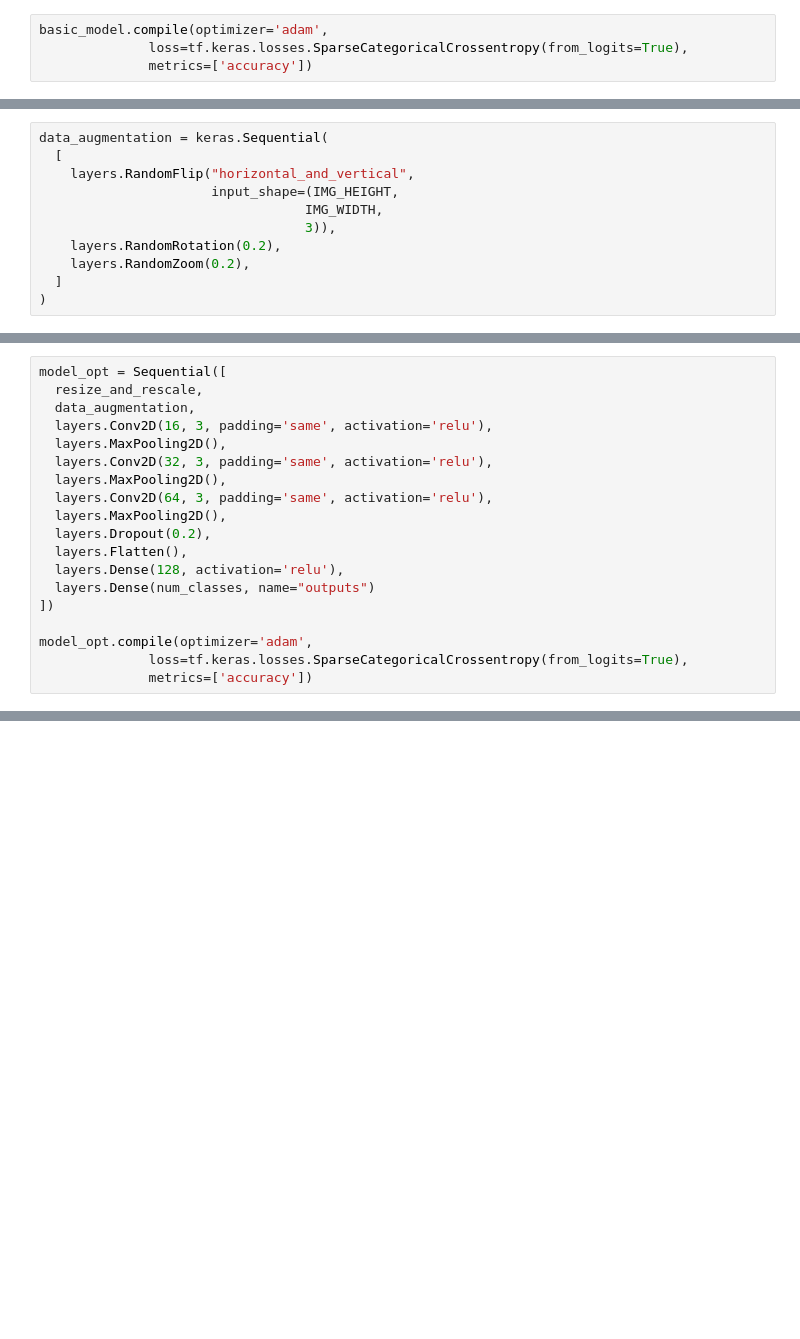
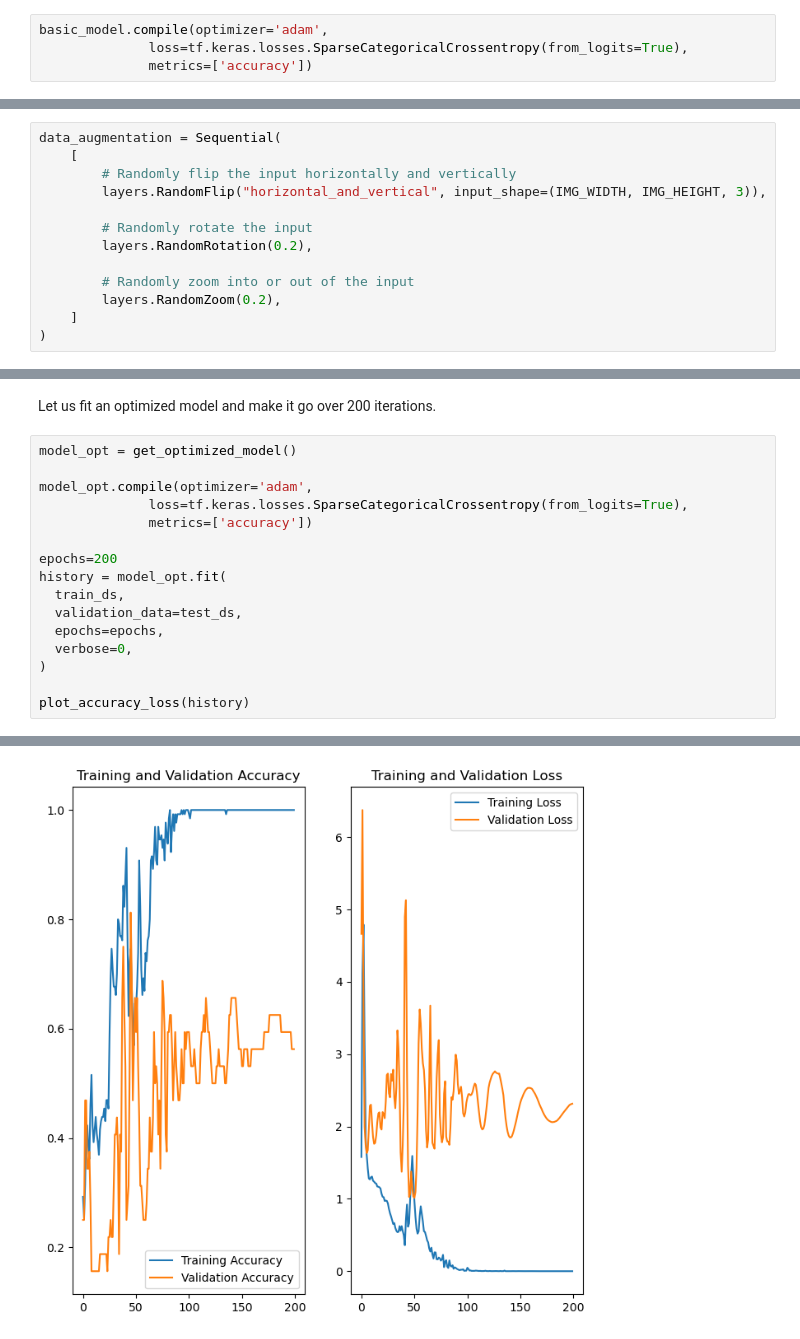
Before and after one commit to pulkitbhanot/craftwork, a Jupyter notebook: capstone_project/capstone.ipynb, the cells around one changed output, grey strips where cells are left out. Drawn from its saved outputs; the diff is of its cells as text; blank space fills up the shorter version.

```diff
--- a/capstone_project/capstone.ipynb
+++ b/capstone_project/capstone.ipynb
@@ -623,11 +946,13 @@ Data Augmentation
 # %%
-data_augmentation = keras.Sequential(
-  [
-    layers.RandomFlip("horizontal_and_vertical",
-                      input_shape=(IMG_HEIGHT,
-                                  IMG_WIDTH,
-                                  3)),
-    layers.RandomRotation(0.2),
-    layers.RandomZoom(0.2),
-  ]
+data_augmentation = Sequential(
+    [
+        # Randomly flip the input horizontally and vertically
+        layers.RandomFlip("horizontal_and_vertical", input_shape=(IMG_WIDTH, IMG_HEIGHT, 3)),
+
+        # Randomly rotate the input
+        layers.RandomRotation(0.2),
+
+        # Randomly zoom into or out of the input
+        layers.RandomZoom(0.2),
+    ]
 )
@@ -649,19 +1030,19 @@ resize_and_rescale = tf.keras.Sequential([
+# %% [markdown]
+Let us fit an optimized model and make it go over 200 iterations.
 # %%
-model_opt = Sequential([
-  resize_and_rescale,
-  data_augmentation,
-  layers.Conv2D(16, 3, padding='same', activation='relu'),
-  layers.MaxPooling2D(),
-  layers.Conv2D(32, 3, padding='same', activation='relu'),
-  layers.MaxPooling2D(),
-  layers.Conv2D(64, 3, padding='same', activation='relu'),
-  layers.MaxPooling2D(),
-  layers.Dropout(0.2),
-  layers.Flatten(),
-  layers.Dense(128, activation='relu'),
-  layers.Dense(num_classes, name="outputs")
-])
+model_opt = get_optimized_model()
 
 model_opt.compile(optimizer='adam',
               loss=tf.keras.losses.SparseCategoricalCrossentropy(from_logits=True),
               metrics=['accuracy'])
+
+epochs=200
+history = model_opt.fit(
+  train_ds,
+  validation_data=test_ds,
+  epochs=epochs,
+  verbose=0,
+)
+
+plot_accuracy_loss(history)
+# %% [output]
@@ -667,0 +1066 @@ model_opt.compile(optimizer='adam',
+[figure, added]
```
Also changed, not shown: parts of 118 cells of this notebook, 11 other files.
